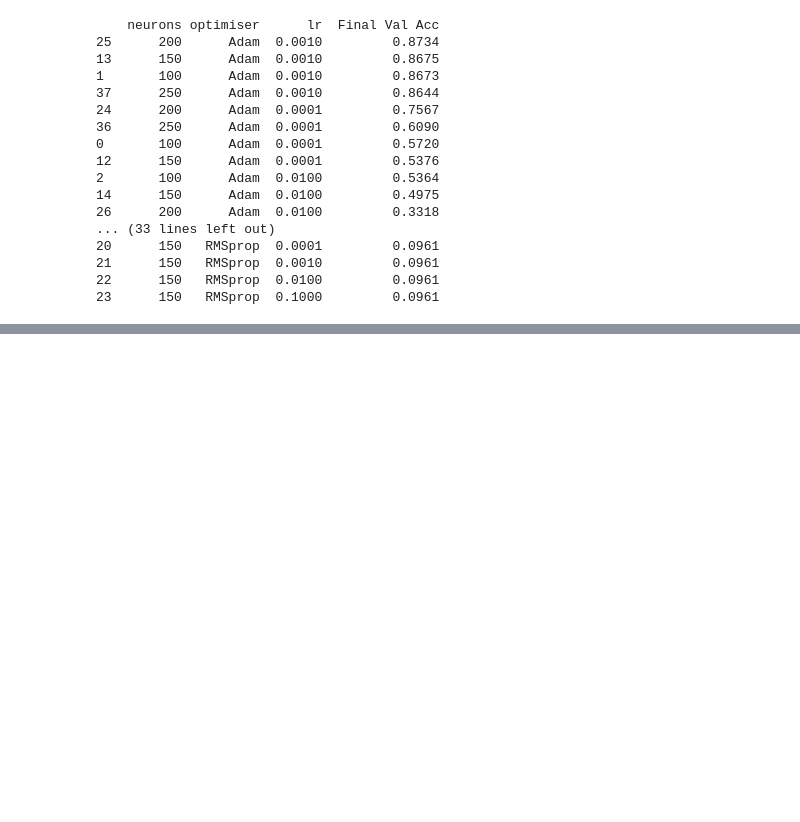
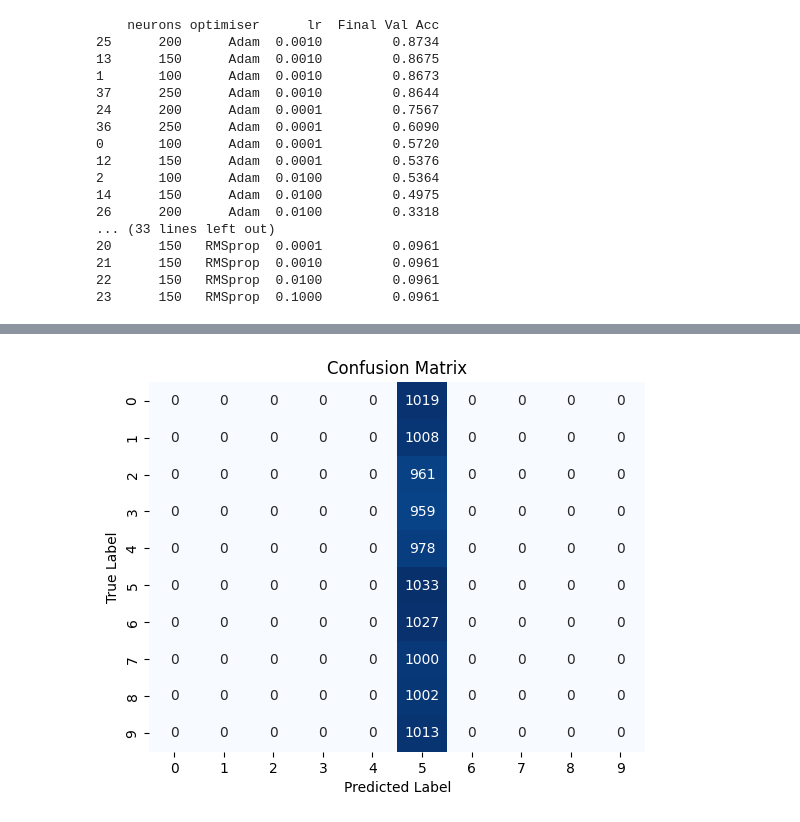
Before and after one commit to traceyomphile/CSC2042S-Neural-Network, a Jupyter notebook: Neural Network.ipynb, the cells around one changed output, grey strips where cells are left out. Cells and saved outputs as stored; diff of their text form; code cells hidden in the pictures; blank space fills up the shorter version.

```diff
--- a/Neural Network.ipynb
+++ b/Neural Network.ipynb
@@ -468,0 +493,33 @@ plt.show()
+# %%
+"""Generate and Display a confusion matrix for the best model's predictions"""
+
+# Get the best-performing model
+best_model = grid_results[25]["Model"]
+
+# Collect data and labels
+train_features, val_features = [], []
+train_labels, val_labels = [], []
+
+# Iterate over data loaders
+for v_feats, v_labels in _LOADERS["val"]:
+    val_features.append(v_feats)
+    val_labels.append(v_labels)
+
+# Concatenate the Batches
+X_val = t.cat(val_features, dim=0)
+y_val = t.cat(val_labels, dim=0)
+
+# Compute accuracies
+best_model.eval()
+with t.no_grad():
+    # Predict the classes
+    final_val_preds = best_model.predict(X_val)
+
+cm = confusion_matrix(y_val, final_val_preds)
+sns.heatmap(cm, annot=True, fmt="d", cmap="Blues", cbar=False)
+plt.title("Confusion Matrix")
+plt.xlabel("Predicted Label")
+plt.ylabel("True Label")
+plt.show()
+# %% [output]
+[figure, added]
```
Also changed, not shown: parts of 2 cells of this notebook.
